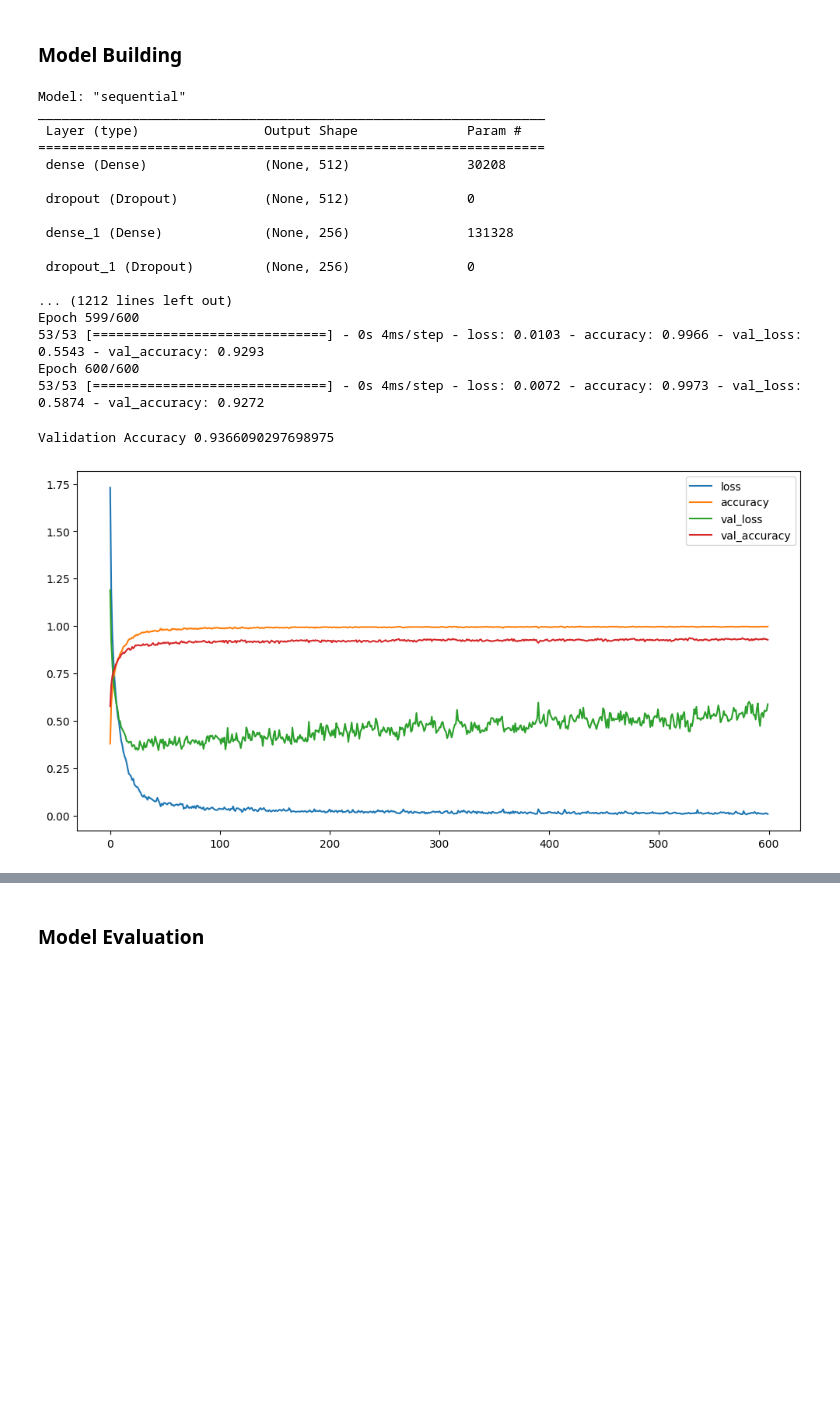
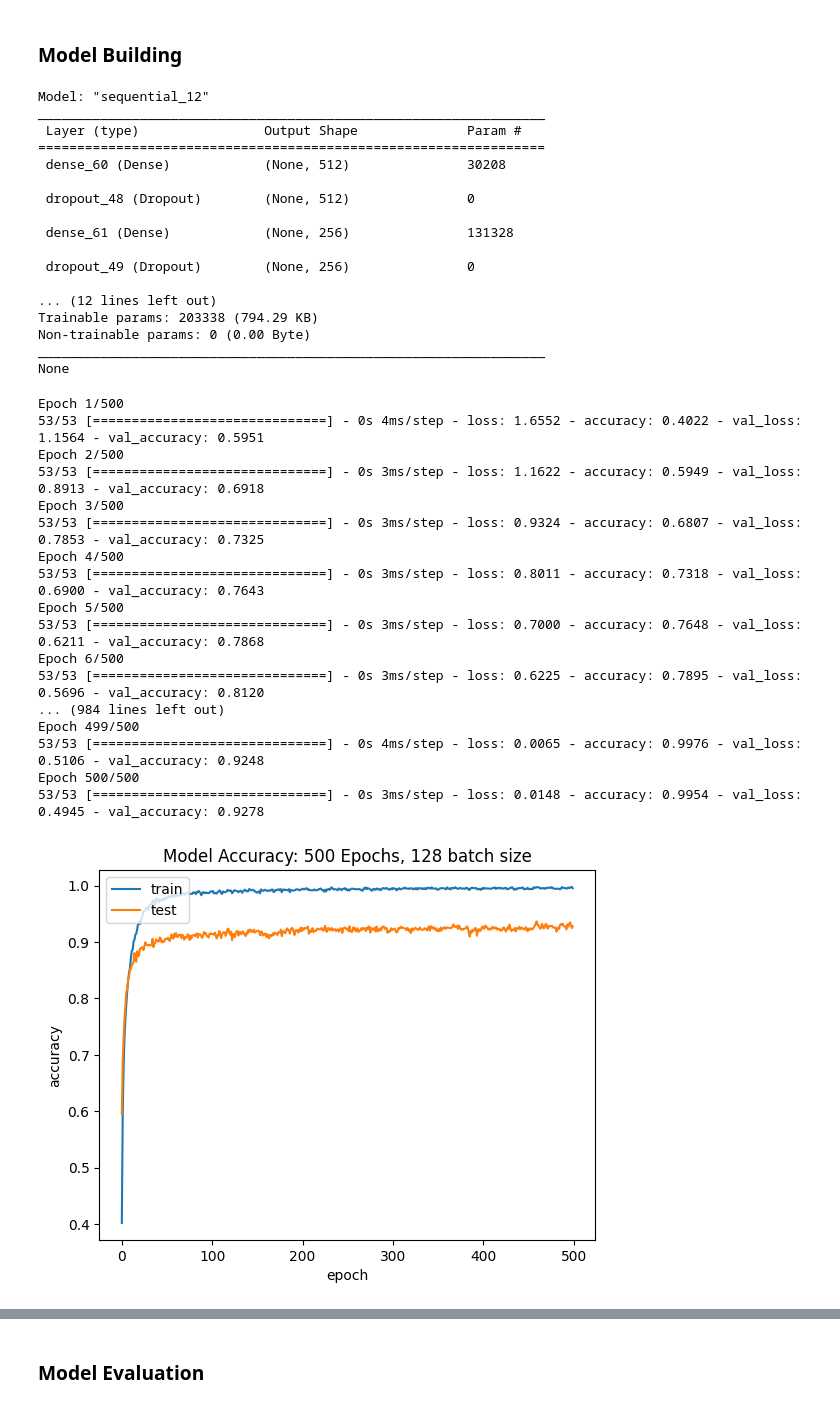
Before and after one commit to lazarulian/psych186b-final-project, a Jupyter notebook: ModelBuilding.ipynb, the cells around one changed output, grey strips where cells are left out. Saved outputs shown, nothing was run; the diff lists cells and outputs as text; code cells hidden in the pictures; blank space fills up the shorter version.

```diff
--- a/ModelBuilding.ipynb
+++ b/ModelBuilding.ipynb
@@ -90,8 +87,8 @@ Amount to Test:  3297
 # %% [markdown]
 ### Model Building
 # %%
-def train_model(model,epochs,optimizer):
-    batch_size=128
+def train_model(model,epochs, b_size, optimizer):
+    batch_size=b_size
     model.compile(optimizer=optimizer,loss='sparse_categorical_crossentropy',metrics='accuracy')
     return model.fit(X_train,y_train,validation_data=(X_test,y_test),epochs=epochs,batch_size=batch_size)
 
@@ -99,6 +96,27 @@ def plot_validate(history):
     print("Validation Accuracy",max(history.history["val_accuracy"]))
     pd.DataFrame(history.history).plot(figsize=(12,6))
     plt.show()
+
+def plot_accuracy(history, epochs, b_size):
+    plt.plot(history.history['accuracy'])
+    plt.plot(history.history['val_accuracy'])
+    title = "Model Accuracy: " + str(epochs) + " Epochs, " + str(b_size) + " batch size"
+    plt.title(title)
+    plt.ylabel('accuracy')
+    plt.xlabel('epoch')
+    plt.legend(['train', 'test'], loc='upper left')
+    plt.show()
+
+
+def plot_loss(history, epochs, b_size):
+    plt.plot(history.history['loss'])
+    plt.plot(history.history['val_loss'])
+    title = "Model Loss: " + str(epochs) + " Epochs, " + str(b_size) + " batch size"
+    plt.title(title)
+    plt.ylabel('loss')
+    plt.xlabel('epoch')
+    plt.legend(['train', 'test'], loc='upper left')
+    plt.show()
 # %%
 model=tf.keras.models.Sequential([
     tf.keras.layers.Dense(512,activation='relu',input_shape=(X_train.shape[1],)),
@@ -117,27 +135,44 @@ model=tf.keras.models.Sequential([
 ])
 
 print(model.summary())
-model_history=train_model(model=model,epochs=600,optimizer='adam')
 # %% [output]
-Model: "sequential"
+Model: "sequential_12"
 _________________________________________________________________
  Layer (type)                Output Shape              Param #
 =================================================================
- dense (Dense)               (None, 512)               30208
+ dense_60 (Dense)            (None, 512)               30208
 
- dropout (Dropout)           (None, 512)               0
+ dropout_48 (Dropout)        (None, 512)               0
 
- dense_1 (Dense)             (None, 256)               131328
+ dense_61 (Dense)            (None, 256)               131328
 
- dropout_1 (Dropout)         (None, 256)               0
+ dropout_49 (Dropout)        (None, 256)               0
 
-... (1212 lines left out)
-Epoch 599/600
-53/53 [==============================] - 0s 4ms/step - loss: 0.0103 - accuracy: 0.9966 - val_loss: 0.5543 - val_accuracy: 0.9293
-Epoch 600/600
-53/53 [==============================] - 0s 4ms/step - loss: 0.0072 - accuracy: 0.9973 - val_loss: 0.5874 - val_accuracy: 0.9272
+... (12 lines left out)
+Trainable params: 203338 (794.29 KB)
+Non-trainable params: 0 (0.00 Byte)
+_________________________________________________________________
+None
-# %%
-plot_validate(model_history)
-# %% [output]
-Validation Accuracy 0.9366090297698975
-[figure, removed]
+# %%
+model_history=train_model(model=model,epochs=500, b_size=128, optimizer='adam')
+plot_accuracy(model_history, 500, 128)
+plot_loss(model_history, 500, 128)
+# %% [output]
+Epoch 1/500
+53/53 [==============================] - 0s 4ms/step - loss: 1.6552 - accuracy: 0.4022 - val_loss: 1.1564 - val_accuracy: 0.5951
+Epoch 2/500
+53/53 [==============================] - 0s 3ms/step - loss: 1.1622 - accuracy: 0.5949 - val_loss: 0.8913 - val_accuracy: 0.6918
+Epoch 3/500
+53/53 [==============================] - 0s 3ms/step - loss: 0.9324 - accuracy: 0.6807 - val_loss: 0.7853 - val_accuracy: 0.7325
+Epoch 4/500
+53/53 [==============================] - 0s 3ms/step - loss: 0.8011 - accuracy: 0.7318 - val_loss: 0.6900 - val_accuracy: 0.7643
+Epoch 5/500
+53/53 [==============================] - 0s 3ms/step - loss: 0.7000 - accuracy: 0.7648 - val_loss: 0.6211 - val_accuracy: 0.7868
+Epoch 6/500
+53/53 [==============================] - 0s 3ms/step - loss: 0.6225 - accuracy: 0.7895 - val_loss: 0.5696 - val_accuracy: 0.8120
+... (984 lines left out)
+Epoch 499/500
+53/53 [==============================] - 0s 4ms/step - loss: 0.0065 - accuracy: 0.9976 - val_loss: 0.5106 - val_accuracy: 0.9248
+Epoch 500/500
+53/53 [==============================] - 0s 3ms/step - loss: 0.0148 - accuracy: 0.9954 - val_loss: 0.4945 - val_accuracy: 0.9278
+[figure, added]
```
Also changed, not shown: parts of 9 cells of this notebook, 7 other files.
